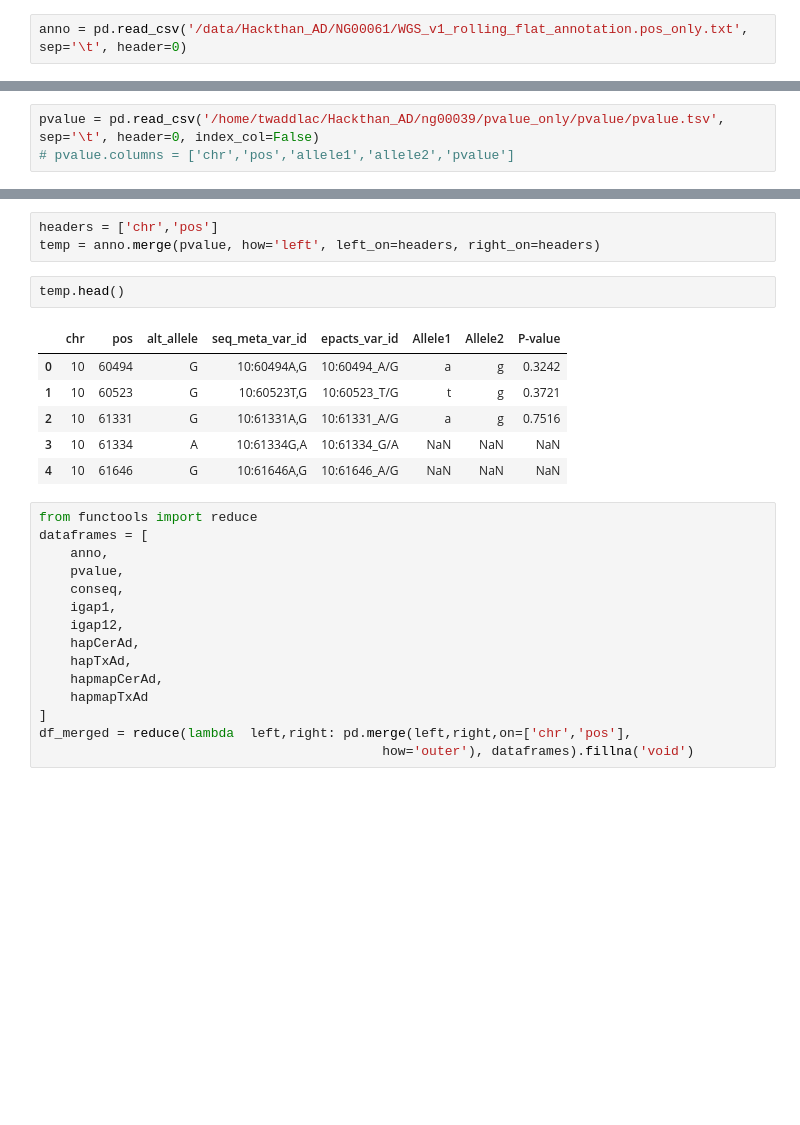
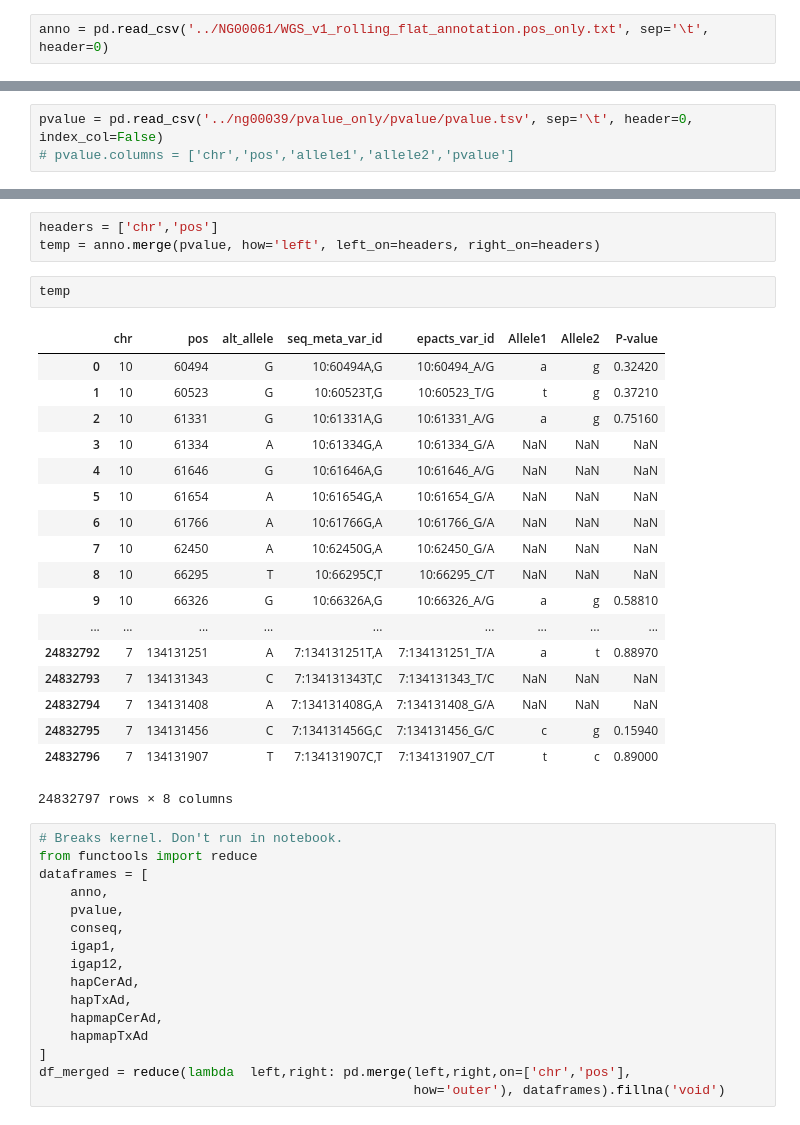
Before and after one commit to NCBI-Hackathons/HaploFHIR, a Jupyter notebook: niagads.ipynb, the cells around one changed output, grey strips where cells are left out. Saved outputs shown, nothing was run; the diff lists cells and outputs as text; blank space fills up the shorter version.

```diff
--- a/niagads.ipynb
+++ b/niagads.ipynb
@@ -44,5 +61,5 @@ igap12.rename(columns={
 # %% [markdown]
 ## NG00061
 # %%
-anno = pd.read_csv('/data/Hackthan_AD/NG00061/WGS_v1_rolling_flat_annotation.pos_only.txt', sep='\t', header=0)
+anno = pd.read_csv('../NG00061/WGS_v1_rolling_flat_annotation.pos_only.txt', sep='\t', header=0)
 # %%
@@ -50,5 +67,5 @@ conseq = pd.read_csv('/data/Hackthan_AD/NG00061/WGS_v1_vep80_most_severe_consequ
 # %% [markdown]
 ## NG00039
 # %%
-pvalue = pd.read_csv('/home/twaddlac/Hackthan_AD/ng00039/pvalue_only/pvalue/pvalue.tsv', sep='\t', header=0, index_col=False)
+pvalue = pd.read_csv('../ng00039/pvalue_only/pvalue/pvalue.tsv', sep='\t', header=0, index_col=False)
 # pvalue.columns = ['chr','pos','allele1','allele2','pvalue']
@@ -76,15 +175,28 @@ The file linking everything together will be the annotation data from NG00061 as
 headers = ['chr','pos']
 temp = anno.merge(pvalue, how='left', left_on=headers, right_on=headers)
 # %%
-temp.head()
+temp
 # %% [output]
 |  | chr | pos | alt_allele | seq_meta_var_id | epacts_var_id | Allele1 | Allele2 | P-value |
-| 0 | 10 | 60494 | G | 10:60494A,G | 10:60494_A/G | a | g | 0.3242 |
-| 1 | 10 | 60523 | G | 10:60523T,G | 10:60523_T/G | t | g | 0.3721 |
-| 2 | 10 | 61331 | G | 10:61331A,G | 10:61331_A/G | a | g | 0.7516 |
+| 0 | 10 | 60494 | G | 10:60494A,G | 10:60494_A/G | a | g | 0.32420 |
+| 1 | 10 | 60523 | G | 10:60523T,G | 10:60523_T/G | t | g | 0.37210 |
+| 2 | 10 | 61331 | G | 10:61331A,G | 10:61331_A/G | a | g | 0.75160 |
 | 3 | 10 | 61334 | A | 10:61334G,A | 10:61334_G/A | NaN | NaN | NaN |
 | 4 | 10 | 61646 | G | 10:61646A,G | 10:61646_A/G | NaN | NaN | NaN |
+| 5 | 10 | 61654 | A | 10:61654G,A | 10:61654_G/A | NaN | NaN | NaN |
+| 6 | 10 | 61766 | A | 10:61766G,A | 10:61766_G/A | NaN | NaN | NaN |
+| 7 | 10 | 62450 | A | 10:62450G,A | 10:62450_G/A | NaN | NaN | NaN |
+| 8 | 10 | 66295 | T | 10:66295C,T | 10:66295_C/T | NaN | NaN | NaN |
+| 9 | 10 | 66326 | G | 10:66326A,G | 10:66326_A/G | a | g | 0.58810 |
+| ... | ... | ... | ... | ... | ... | ... | ... | ... |
+| 24832792 | 7 | 134131251 | A | 7:134131251T,A | 7:134131251_T/A | a | t | 0.88970 |
+| 24832793 | 7 | 134131343 | C | 7:134131343T,C | 7:134131343_T/C | NaN | NaN | NaN |
+| 24832794 | 7 | 134131408 | A | 7:134131408G,A | 7:134131408_G/A | NaN | NaN | NaN |
+| 24832795 | 7 | 134131456 | C | 7:134131456G,C | 7:134131456_G/C | c | g | 0.15940 |
+| 24832796 | 7 | 134131907 | T | 7:134131907C,T | 7:134131907_C/T | t | c | 0.89000 |
+24832797 rows × 8 columns
 # %%
+# Breaks kernel. Don't run in notebook.
 from functools import reduce
 dataframes = [
     anno,
@@ -98,4 +210,4 @@ dataframes = [
     hapmapTxAd
 ]
 df_merged = reduce(lambda  left,right: pd.merge(left,right,on=['chr','pos'],
-                                            how='outer'), dataframes).fillna('void')
+                                                how='outer'), dataframes).fillna('void')
```
Also changed, not shown: parts of 15 cells of this notebook, 4 other files.
